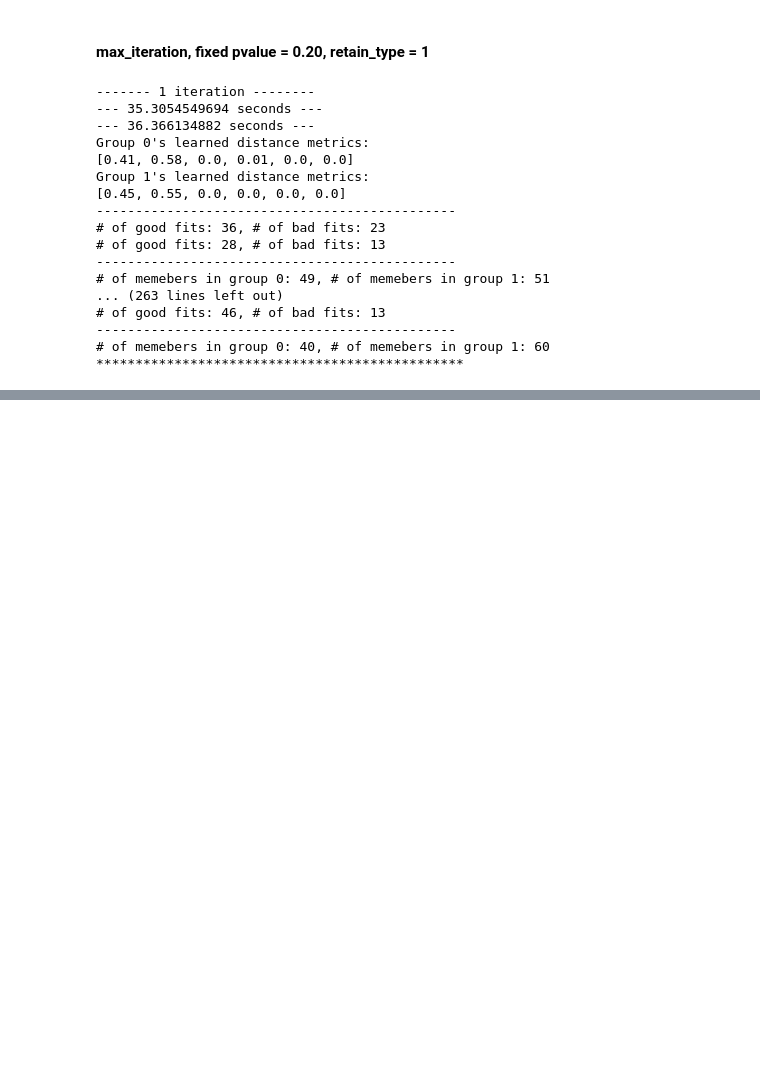
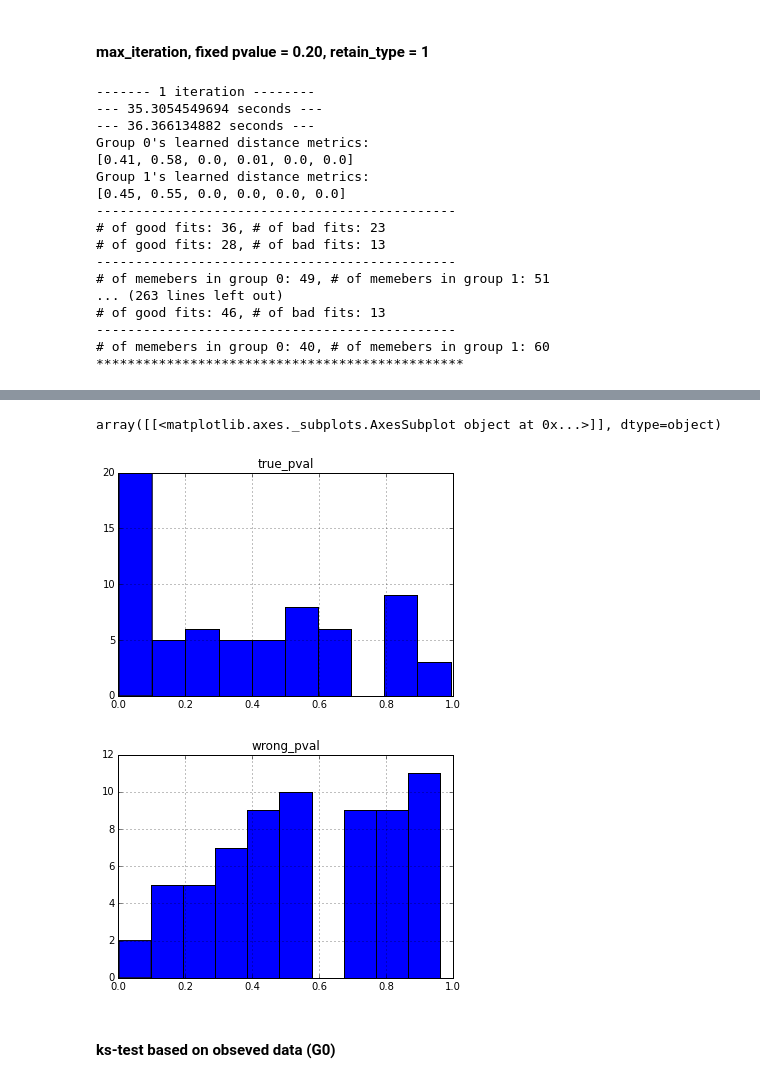
Before and after one commit to beingzy/phd_experiment, a Jupyter notebook: learning_wrapper_algorithm_dev.ipynb, the cells around one changed output, grey strips where cells are left out. Cells and saved outputs as stored; diff of their text form; code cells hidden in the pictures; blank space fills up the shorter version.

```diff
--- a/learning_wrapper_algorithm_dev.ipynb
+++ b/learning_wrapper_algorithm_dev.ipynb
@@ -680,0 +612,5 @@ Group 1's learned distance metrics:
+# %%
+w0 = [0.5, 0.5, 0.1, 0, 0, 0]
+w1 = [0, 0, 0, 0.5, 0.3, 0.2]
+tg0_ids = users_df.ix[users_df.decision_style == 0, "ID"]
+tg1_ids = users_df.ix[users_df.decision_style == 1, "ID"]
@@ -680,0 +694,31 @@ Group 1's learned distance metrics:
+# %%
+num_friends = []
+num_nonfriends = []
+ks_pvals_right = []
+ks_pvals_wrong = []
+
+for uid in tg0_ids:
+    sim_dists, diff_dists = user_grouped_dist(uid, w0, profile_df, fnx)
+    pval = user_dist_kstest(sim_dists, diff_dists)
+    ks_pvals_right.append(pval)
+
+    sim_dists, diff_dists = user_grouped_dist(uid, w1, profile_df, fnx)
+    pval = user_dist_kstest(sim_dists, diff_dists)
+    ks_pvals_wrong.append(pval)
+
+    num_friends.append(len(sim_dists))
+    num_nonfriends.append(len(diff_dists))
+
+res_report_g0 = pd.DataFrame({"ID": tg0_ids, "num_friends": num_friends,
+                              "num_nonfriends": num_nonfriends,
+                              "true_pval": ks_pvals_right,
+                              "wrong_pval": ks_pvals_wrong})
+# %%
+res_report_g0.hist("true_pval")
+res_report_g0.hist("wrong_pval")
+# %% [output]
+array([[<matplotlib.axes._subplots.AxesSubplot object at 0x...>]], dtype=object)
+[figure, added]
+[figure, added]
+# %% [markdown]
+#### ks-test based on obseved data (G0)
```
Also changed, not shown: parts of 17 cells of this notebook, 1 other file.
